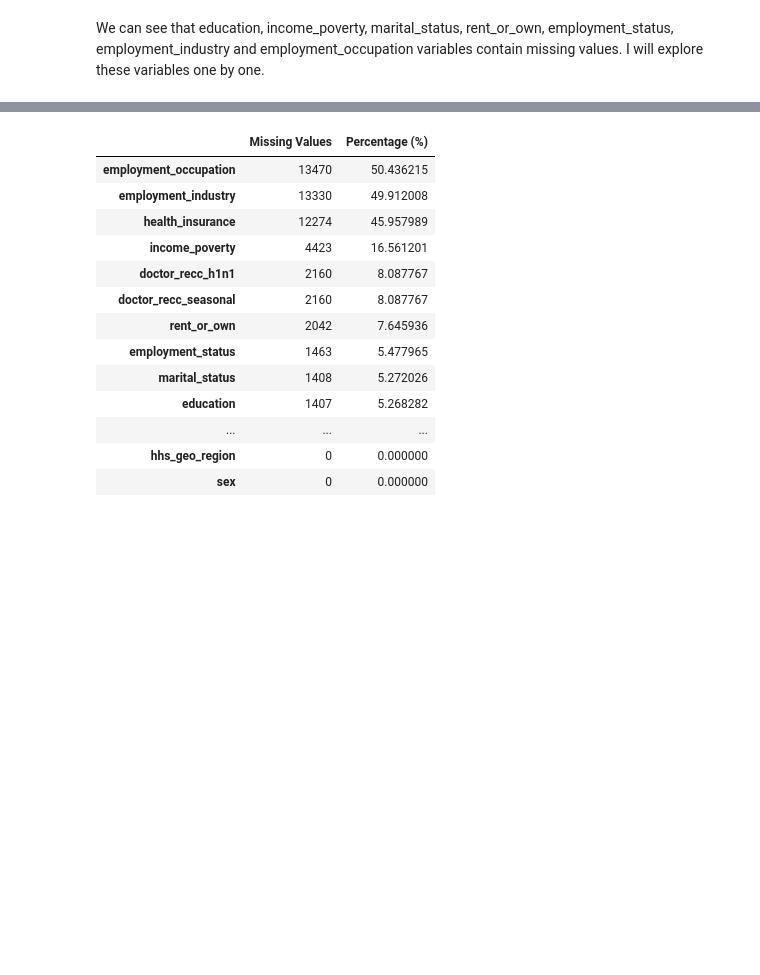
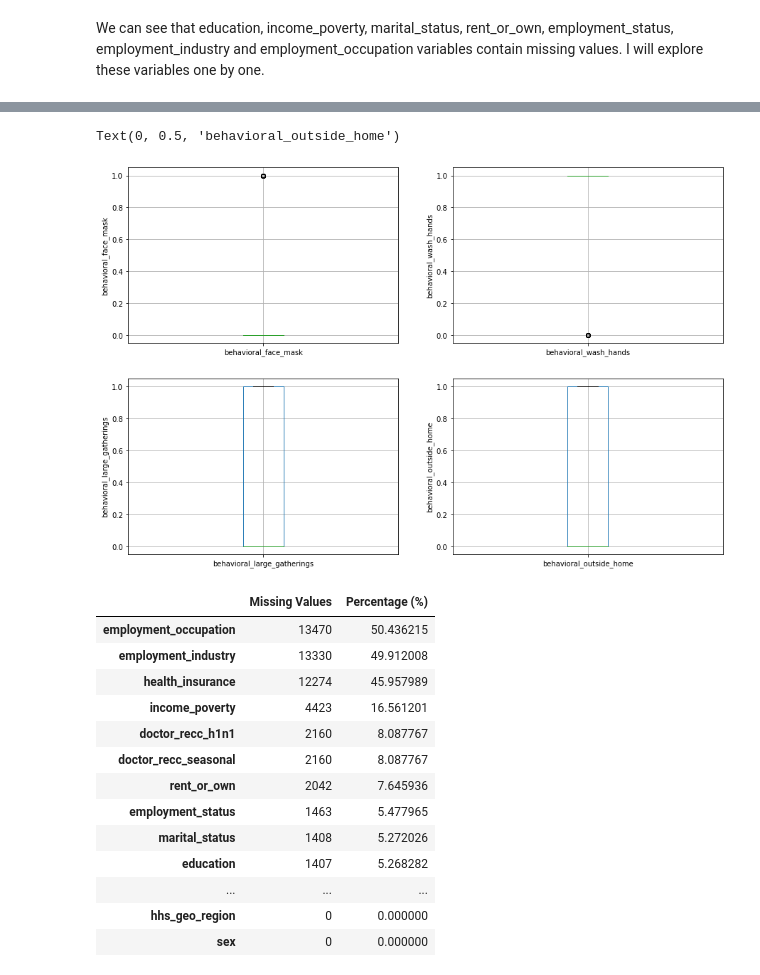
Before and after one commit to PETERNJUGU4/Njugu_Phase_3_Project, a Jupyter notebook: index.ipynb, the cells around one changed output, grey strips where cells are left out. Drawn from its saved outputs; the diff is of its cells as text; code cells hidden in the pictures; blank space fills up the shorter version.

```diff
--- a/index.ipynb
+++ b/index.ipynb
@@ -470,3 +763,36 @@ KeyError: 'Location'
+# %%
+# draw boxplots to visualize outliers
+
+plt.figure(figsize=(15,10))
+
+
+
+
+plt.subplot(2, 2, 1)
+fig = df.boxplot(column='behavioral_face_mask')
+fig.set_title('')
+fig.set_ylabel('behavioral_face_mask')
+
+
+plt.subplot(2, 2, 2)
+fig = df.boxplot(column='behavioral_wash_hands')
+fig.set_title('')
+fig.set_ylabel('behavioral_wash_hands')
+
+
+plt.subplot(2, 2, 3)
+fig = df.boxplot(column='behavioral_large_gatherings')
+fig.set_title('')
+fig.set_ylabel('behavioral_large_gatherings')
+
+
+plt.subplot(2, 2, 4)
+fig = df.boxplot(column='behavioral_outside_home')
+fig.set_title('')
+fig.set_ylabel('behavioral_outside_home')
+# %% [output]
+Text(0, 0.5, 'behavioral_outside_home')
+[figure, added]
 # %%
 # Check for missing values in the dataset
 missing_values = df.isnull().sum()
```
Also changed, not shown: parts of 35 cells of this notebook.
